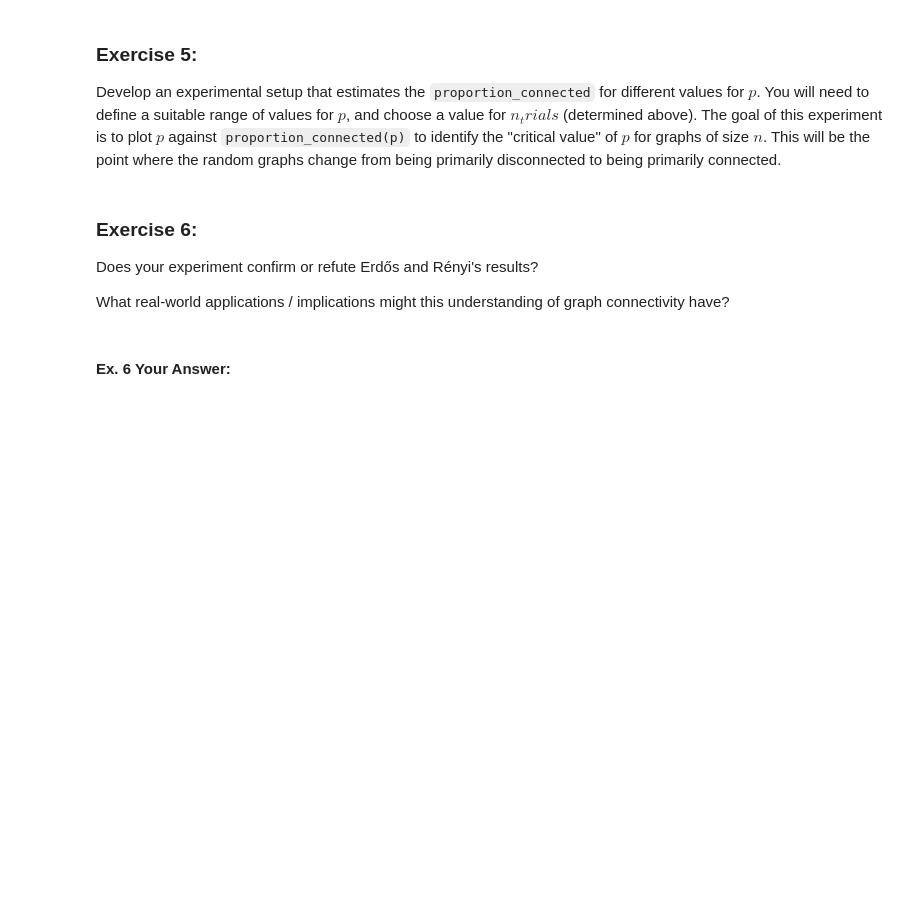
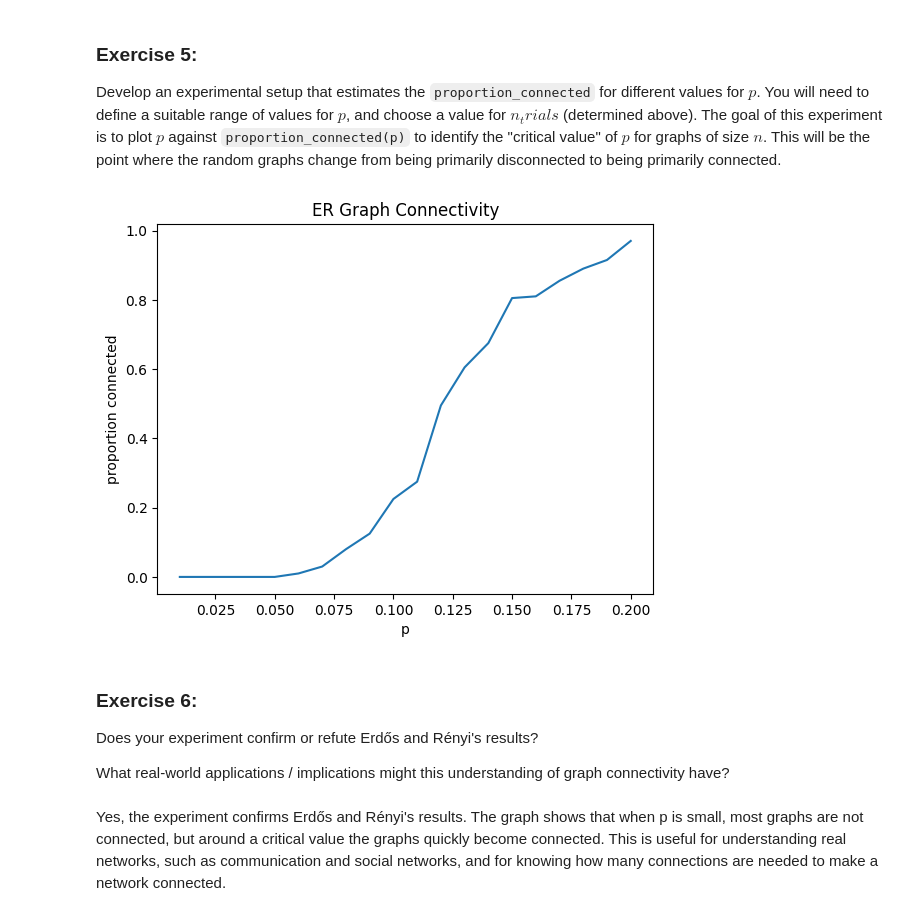
Before and after one commit to joubin03/cap-comp215, a Jupyter notebook: labs/lab04-graphs.ipynb, the cells around one changed output. Saved outputs shown, nothing was run; the diff lists cells and outputs as text; code cells hidden in the pictures; blank space fills up the shorter version.

```diff
--- a/labs/lab04-graphs.ipynb
+++ b/labs/lab04-graphs.ipynb
@@ -173,12 +174,18 @@ Write a function that runs one ER experiment for a given value of $n$ and $p$.
 The function generates `n_trials` (number of trials) graphs and returns the proportion of them that are connected.
 # %%
 def proportion_connected(n, p, n_trials=100):
-    """ Return the proportion of random ER Graphs (n, p) that are connected out of n_trials. """
+  connected = 0
+  for i in range(n_trials):
+    g = make_random_graph(n, p)
+    if is_connected(g):
+       connected += 1
+  return connected / n_trials
+""" Return the proportion of random ER Graphs (n, p) that are connected out of n_trials. """
     # Ex. 3 your code here...
     # Step 1: make n_trials random graphs
 
     # Step 2: compute the proportion of those graphs that are connected
-    return 0
+
 
 n = 30
 p = 0.1
@@ -217,7 +229,27 @@ The goal of this experiment is to plot $p$ against `proportion_connected(p)` to
+# %%
+# Ex. 5 your code here...
+n = 30
+n_trials = 200
+
+p_values = [i/100 for i in range(1, 21)]   # 0.01 تا 0.20
+proportions = []
+
+for p in p_values:
+    prop = proportion_connected(n, p, n_trials)
+    proportions.append(prop)
+
+plt.plot(p_values, proportions)
+plt.xlabel("p")
+plt.ylabel("proportion connected")
+plt.title("ER Graph Connectivity")
+plt.show()
+# %% [output]
+[figure, added]
 # %% [markdown]
 ### Exercise 6:
 Does your experiment confirm or refute Erdős and Rényi's results?
 
 What real-world applications / implications might this understanding of graph connectivity have?
-# %% [markdown]
-#### Ex. 6 Your Answer:
+# %% [markdown]
+ Yes, the experiment confirms Erdős and Rényi's results.
+ The graph shows that when p is small, most graphs are not connected, but around a critical value the graphs quickly become connected. This is useful for understanding real networks, such as communication and social networks, and for knowing how many connections are needed to make a network connected.
```
Also changed, not shown: parts of 4 cells of this notebook.
